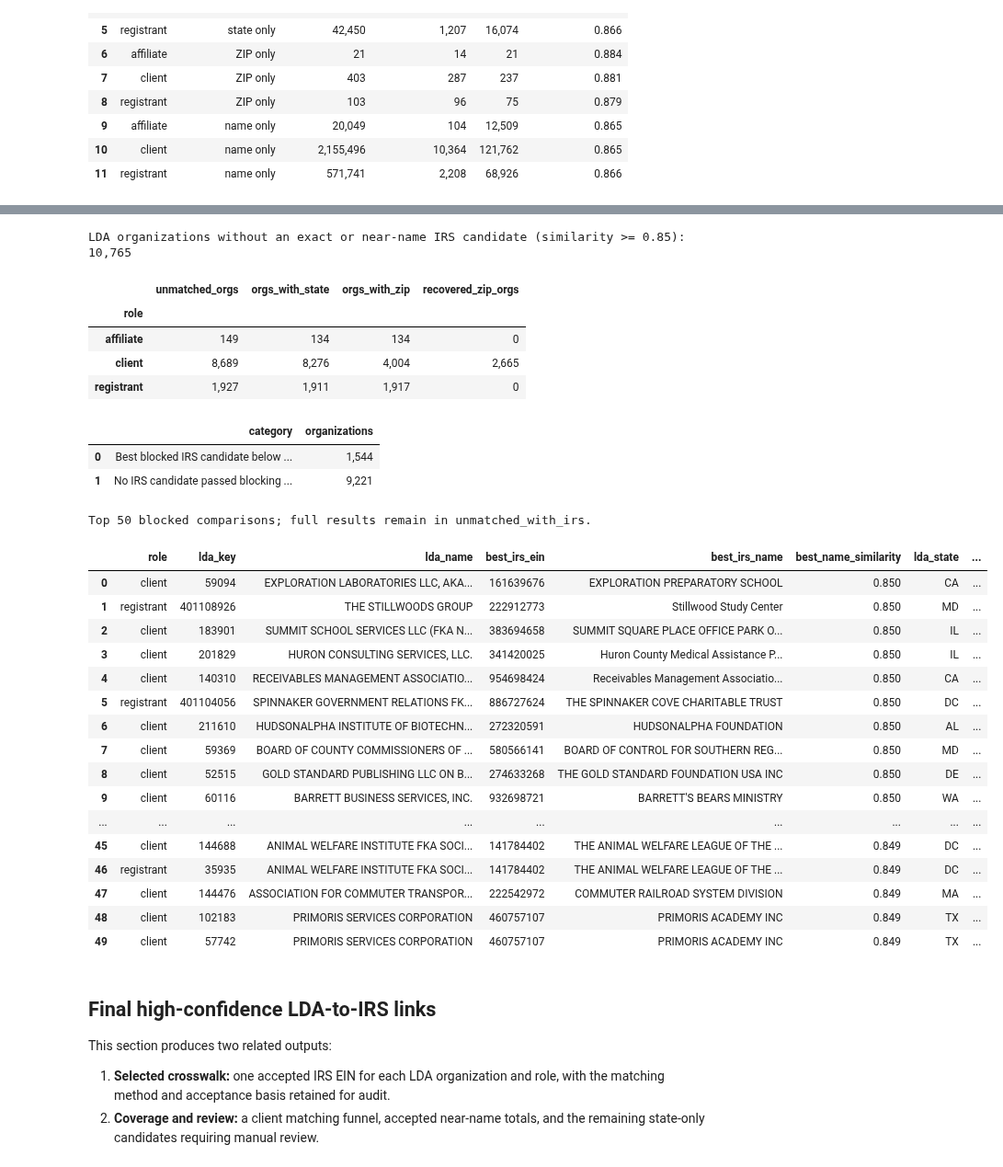
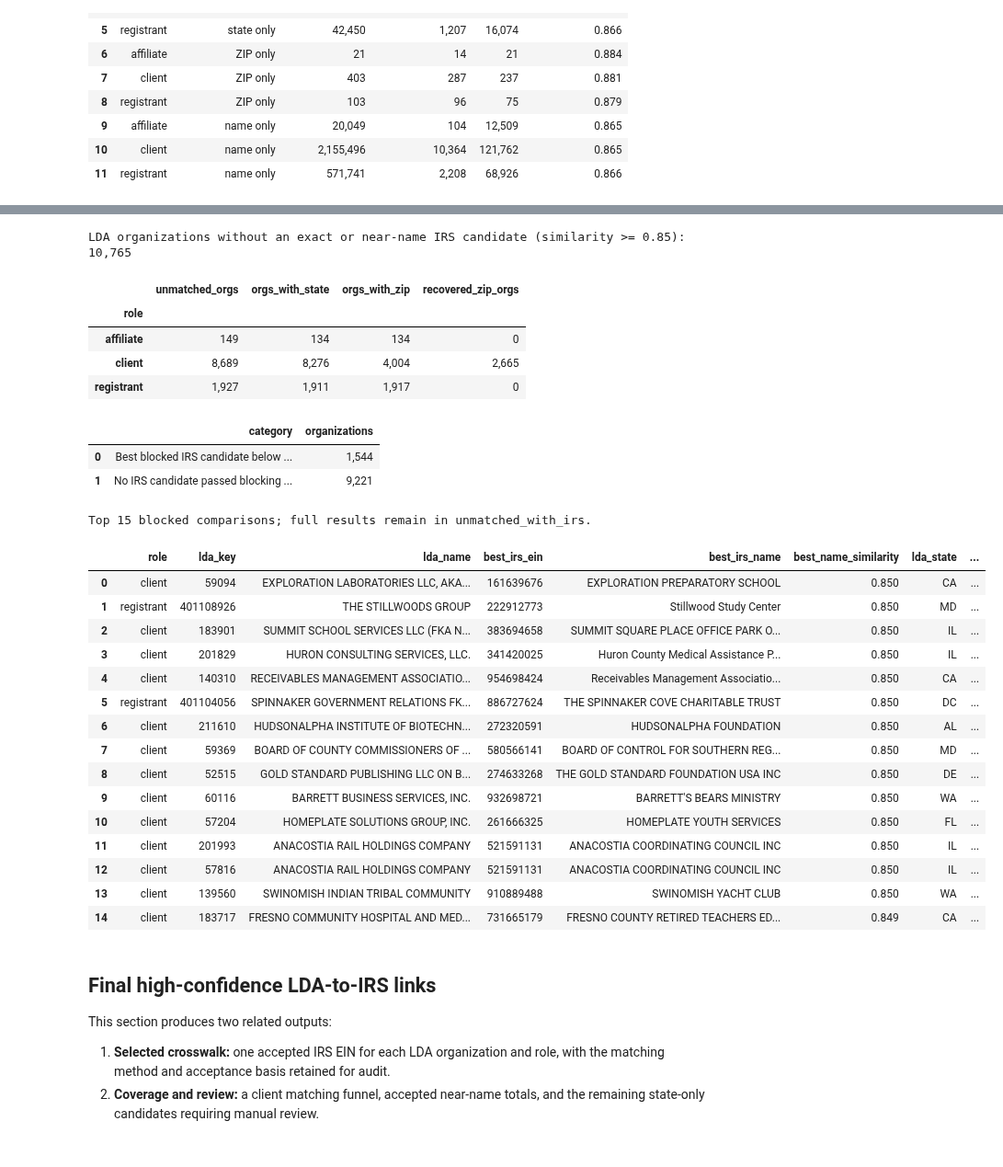
Before and after one commit to team-glass-house/influence-network, a Jupyter notebook: notebooks/lda_irs_link.ipynb, the cells around one changed output, grey strips where cells are left out. Shown at 92% size. Saved outputs shown, nothing was run; the diff lists cells and outputs as text; code cells hidden in the pictures.

```diff
--- a/notebooks/lda_irs_link.ipynb
+++ b/notebooks/lda_irs_link.ipynb
@@ -611,6 +611,9 @@ FROM role_near_matches
 GROUP BY role, evidence
 """)
 
+# Capitalize only the first character so acronyms like ZIP are preserved.
+cap = lambda s: s[:1].upper() + s[1:]
+
 evidence_order = ['state + ZIP', 'state only', 'ZIP only', 'name only']
 roles = sorted(near_sim_stats['role'].unique())
 mean_p = near_sim_stats.pivot(index='evidence', columns='role', values='mean_sim').reindex(evidence_order)
@@ -620,13 +623,13 @@ x = np.arange(len(evidence_order))
 width = 0.8 / max(len(roles), 1)
 fig, ax = plt.subplots(figsize=(9, 5))
 for i, role in enumerate(roles):
-    ax.bar(x + i * width, mean_p[role], width, yerr=std_p[role], capsize=4, label=role)
+    ax.bar(x + i * width, mean_p[role], width, yerr=std_p[role], capsize=4, label=cap(role))
 ax.set_xticks(x + width * (len(roles) - 1) / 2)
-ax.set_xticklabels(evidence_order)
+ax.set_xticklabels([cap(e) for e in evidence_order])
 ax.set_ylabel("Jaro-Winkler similarity (mean +/- 1 SD)")
-ax.set_title("Near-name similarity by geographic-evidence tier and role")
-ax.set_ylim(NEAR_NAME_MIN_SIMILARITY, 1.0)
-ax.legend(title="role")
+ax.set_title("Near-Name Similarity by Geographic-Evidence Tier and Role")
+ax.set_ylim(0, 1.0)
+ax.legend(title="Role", bbox_to_anchor=(1.02, 1), loc="upper left")
 plt.tight_layout()
 plt.show()
 # %% [output]
@@ -748,42 +751,41 @@ blocked_candidate_review = (
 print(
     f"LDA organizations without an exact or near-name IRS candidate "
     f"(similarity >= {NEAR_NAME_MIN_SIMILARITY:.2f}): "
     f"{len(unmatched_lda_orgs):,}"
 )
 display(unmatched_summary.style.format("{:,.0f}"))
 display(comparison_summary.style.format({"organizations": "{:,.0f}"}))
-print("Top 50 blocked comparisons; full results remain in unmatched_with_irs.")
-display(blocked_candidate_review.head(50).style.format({
+print("Top 15 blocked comparisons; full results remain in unmatched_with_irs.")
+display(blocked_candidate_review.head(15).style.format({
     "best_name_similarity": "{:.3f}",
 }, na_rep="Not available"))
 # %% [output]
 LDA organizations without an exact or near-name IRS candidate (similarity >= 0.85): 10,765
 |  | unmatched_orgs | orgs_with_state | orgs_with_zip | recovered_zip_orgs |
 | role |  |  |  |  |
 | affiliate | 149 | 134 | 134 | 0 |
 | client | 8,689 | 8,276 | 4,004 | 2,665 |
 | registrant | 1,927 | 1,911 | 1,917 | 0 |
 |  | category | organizations |
 | 0 | Best blocked IRS candidate below ... | 1,544 |
 | 1 | No IRS candidate passed blocking ... | 9,221 |
-Top 50 blocked comparisons; full results remain in unmatched_with_irs.
+Top 15 blocked comparisons; full results remain in unmatched_with_irs.
 |  | role | lda_key | lda_name | best_irs_ein | best_irs_name | best_name_similarity | lda_state | ... |
 | 0 | client | 59094 | EXPLORATION LABORATORIES LLC, AKA... | 161639676 | EXPLORATION PREPARATORY SCHOOL | 0.850 | CA | ... |
 | 1 | registrant | 401108926 | THE STILLWOODS GROUP | 222912773 | Stillwood Study Center | 0.850 | MD | ... |
 | 2 | client | 183901 | SUMMIT SCHOOL SERVICES LLC (FKA N... | 383694658 | SUMMIT SQUARE PLACE OFFICE PARK O... | 0.850 | IL | ... |
 | 3 | client | 201829 | HURON CONSULTING SERVICES, LLC. | 341420025 | Huron County Medical Assistance P... | 0.850 | IL | ... |
 | 4 | client | 140310 | RECEIVABLES MANAGEMENT ASSOCIATIO... | 954698424 | Receivables Management Associatio... | 0.850 | CA | ... |
 | 5 | registrant | 401104056 | SPINNAKER GOVERNMENT RELATIONS FK... | 886727624 | THE SPINNAKER COVE CHARITABLE TRUST | 0.850 | DC | ... |
 | 6 | client | 211610 | HUDSONALPHA INSTITUTE OF BIOTECHN... | 272320591 | HUDSONALPHA FOUNDATION | 0.850 | AL | ... |
 | 7 | client | 59369 | BOARD OF COUNTY COMMISSIONERS OF ... | 580566141 | BOARD OF CONTROL FOR SOUTHERN REG... | 0.850 | MD | ... |
 | 8 | client | 52515 | GOLD STANDARD PUBLISHING LLC ON B... | 274633268 | THE GOLD STANDARD FOUNDATION USA INC | 0.850 | DE | ... |
 | 9 | client | 60116 | BARRETT BUSINESS SERVICES, INC. | 932698721 | BARRETT'S BEARS MINISTRY | 0.850 | WA | ... |
-| ... | ... | ... | ... | ... | ... | ... | ... | ... |
-| 45 | client | 144688 | ANIMAL WELFARE INSTITUTE FKA SOCI... | 141784402 | THE ANIMAL WELFARE LEAGUE OF THE ... | 0.849 | DC | ... |
-| 46 | registrant | 35935 | ANIMAL WELFARE INSTITUTE FKA SOCI... | 141784402 | THE ANIMAL WELFARE LEAGUE OF THE ... | 0.849 | DC | ... |
-| 47 | client | 144476 | ASSOCIATION FOR COMMUTER TRANSPOR... | 222542972 | COMMUTER RAILROAD SYSTEM DIVISION | 0.849 | MA | ... |
-| 48 | client | 102183 | PRIMORIS SERVICES CORPORATION | 460757107 | PRIMORIS ACADEMY INC | 0.849 | TX | ... |
-| 49 | client | 57742 | PRIMORIS SERVICES CORPORATION | 460757107 | PRIMORIS ACADEMY INC | 0.849 | TX | ... |
+| 10 | client | 57204 | HOMEPLATE SOLUTIONS GROUP, INC. | 261666325 | HOMEPLATE YOUTH SERVICES | 0.850 | FL | ... |
+| 11 | client | 201993 | ANACOSTIA RAIL HOLDINGS COMPANY | 521591131 | ANACOSTIA COORDINATING COUNCIL INC | 0.850 | IL | ... |
+| 12 | client | 57816 | ANACOSTIA RAIL HOLDINGS COMPANY | 521591131 | ANACOSTIA COORDINATING COUNCIL INC | 0.850 | IL | ... |
+| 13 | client | 139560 | SWINOMISH INDIAN TRIBAL COMMUNITY | 910889488 | SWINOMISH YACHT CLUB | 0.850 | WA | ... |
+| 14 | client | 183717 | FRESNO COMMUNITY HOSPITAL AND MED... | 731665179 | FRESNO COUNTY RETIRED TEACHERS ED... | 0.849 | CA | ... |
 # %% [markdown]
 ## Final high-confidence LDA-to-IRS links
 
```
Also changed, not shown: parts of 5 cells of this notebook, 3 other files.
